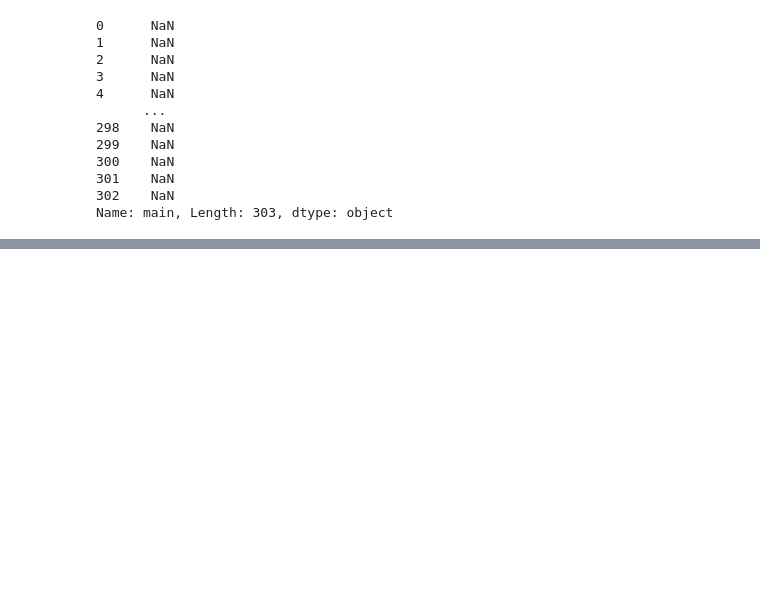
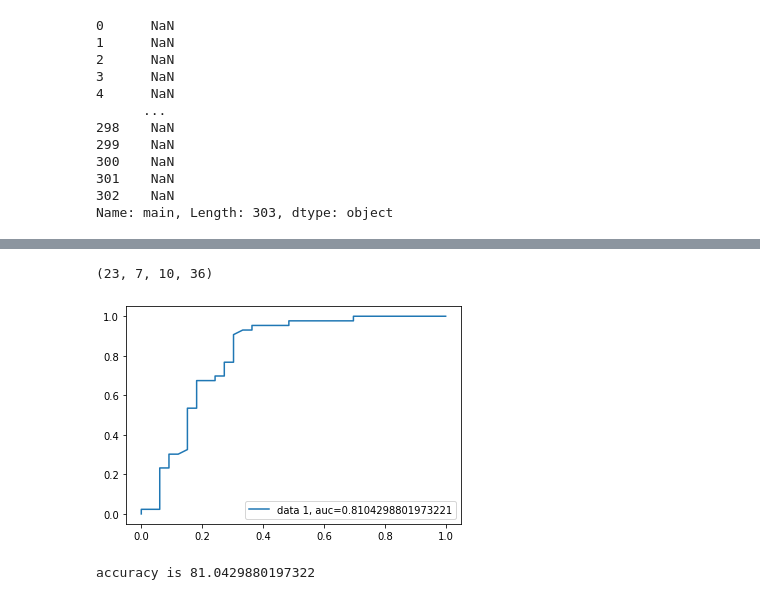
Before and after one commit to isahaji/heart_log, a Jupyter notebook: main.ipynb, the cells around one changed output, grey strips where cells are left out. Saved outputs shown, nothing was run; the diff lists cells and outputs as text; code cells hidden in the pictures; blank space fills up the shorter version.

```diff
--- a/main.ipynb
+++ b/main.ipynb
@@ -206,0 +209,21 @@ Name: main, Length: 303, dtype: object
+# %%
+tP = cm[0][0]
+fP = cm[0][1]
+fN = cm[1][0]
+tN = cm[1][1]
+
+array = (tP,fP,fN,tN)
+print(array)
+# %% [output]
+(23, 7, 10, 36)
+# %%
+y_pred_proba = logreg.predict_proba(x_test)[::,1]
+fpr, tpr, _ = metrics.roc_curve(y_test,  y_pred_proba)
+auc = metrics.roc_auc_score(y_test, y_pred_proba)
+plt.plot(fpr,tpr,label="data 1, auc="+str(auc))
+plt.legend(loc=4)
+plt.show()
+print(f"accuracy is {(auc * 100)}")
+# %% [output]
+[figure, added]
+accuracy is 81.0429880197322
```
Also changed, not shown: parts of 9 cells of this notebook.
